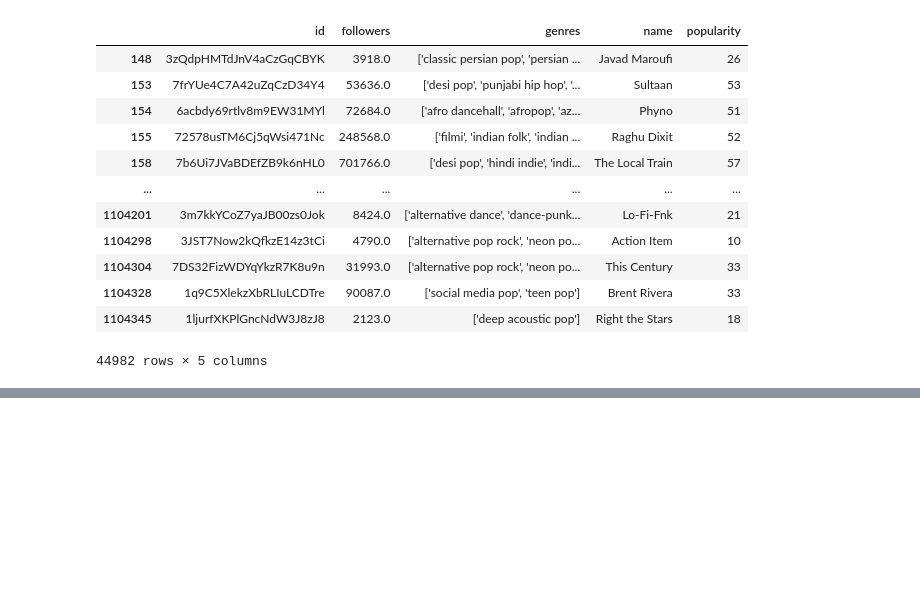
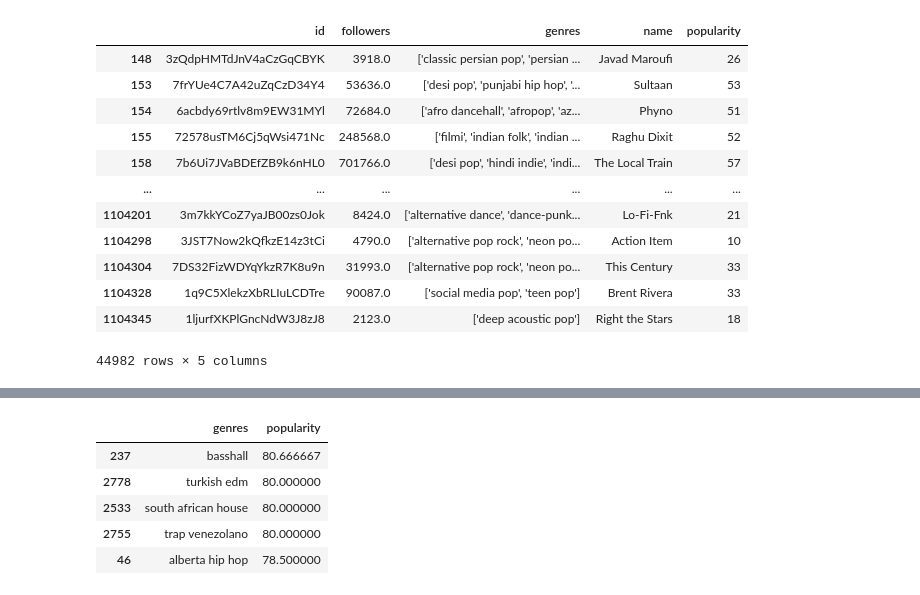
Before and after one commit to sabrinawjo/Music_ML, a Jupyter notebook: Jake/Jake_working.ipynb, the cells around one changed output, grey strips where cells are left out. Cells and saved outputs as stored; diff of their text form; code cells hidden in the pictures; blank space fills up the shorter version.

```diff
--- a/Jake/Jake_working.ipynb
+++ b/Jake/Jake_working.ipynb
@@ -233,0 +175,9 @@ tracks_dates_df
+# %%
+gp_sorted.head()
+# %% [output]
+|  | genres | popularity |
+| 237 | basshall | 80.666667 |
+| 2778 | turkish edm | 80.000000 |
+| 2533 | south african house | 80.000000 |
+| 2755 | trap venezolano | 80.000000 |
+| 46 | alberta hip hop | 78.500000 |
```
Also changed, not shown: parts of 23 cells of this notebook, 1 other file.
